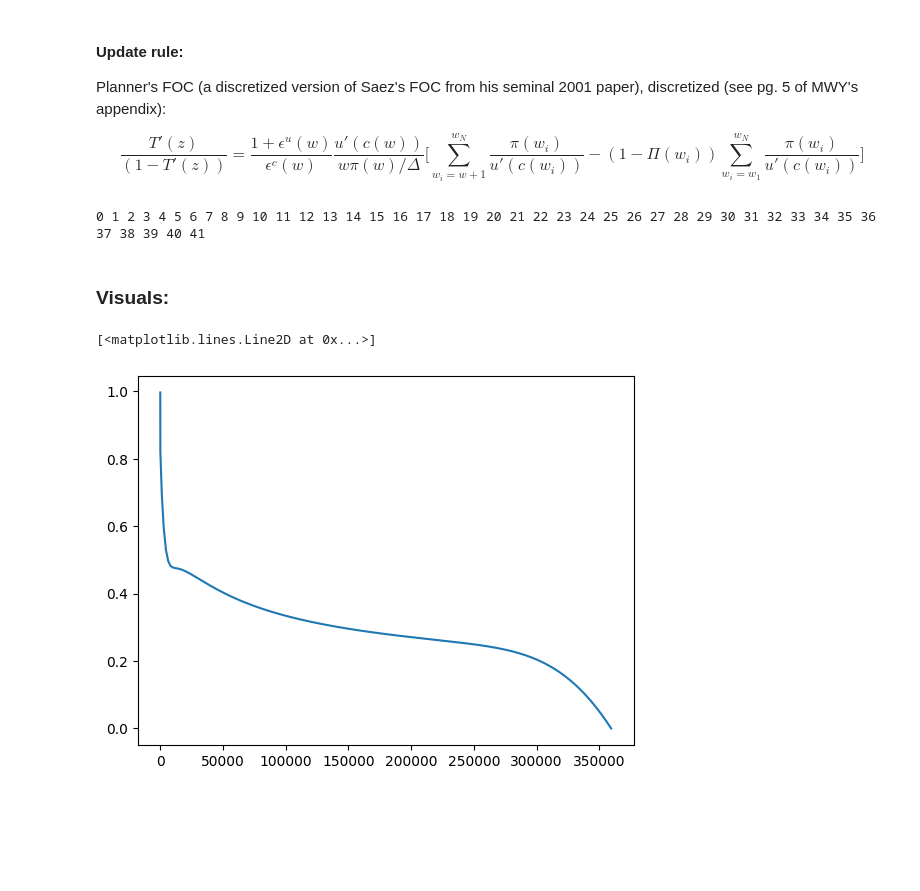
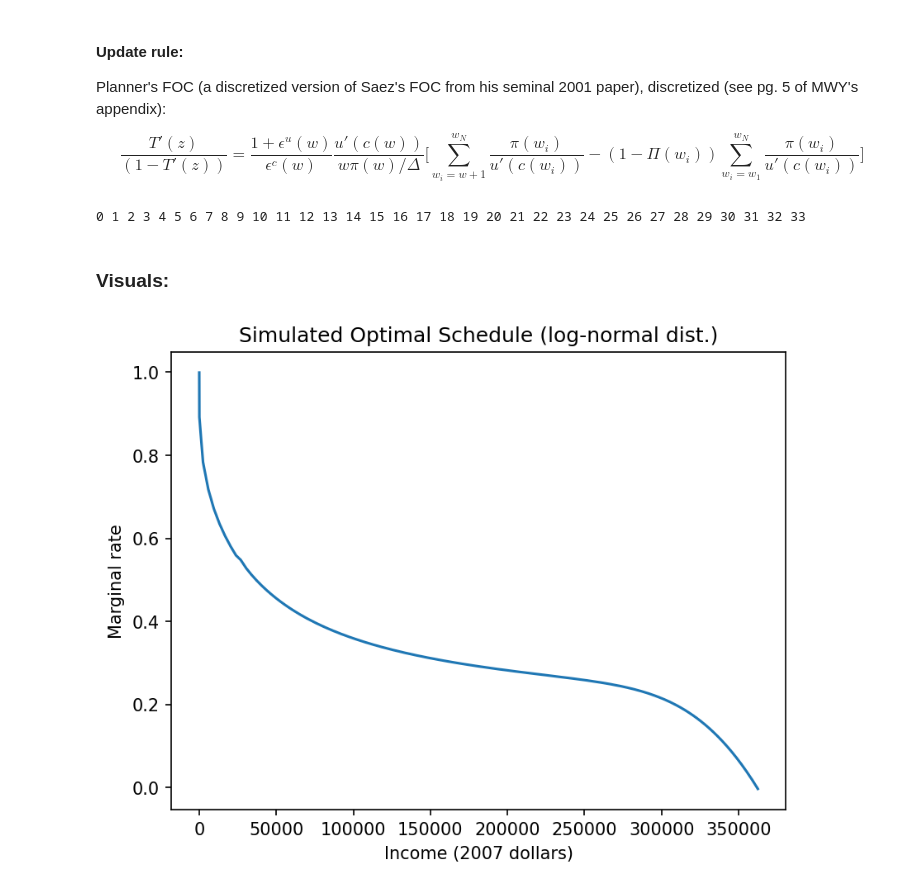
Before and after one commit to bryantx22/Oracle, a Jupyter notebook: simulation.ipynb, the cells around one changed output. Drawn from its saved outputs; the diff is of its cells as text; code cells hidden in the pictures; blank space fills up the shorter version.

Commit message:
updating dist

```diff
--- a/simulation.ipynb
+++ b/simulation.ipynb
@@ -71,9 +72,31 @@ pmf = 1/(np.sum(pmf)) * pmf
+# %%
+# Will load in MWY's distribution to compare the outputs
+# For processing details, see pg. 3 of MWY's appendix to see why the pmf is loaded this way
+
+wages_input = []
+cdf_input = []
+wages = []
+pmf = []
+
+# Open the file in read mode
+with open('input_data_2007_Lognormal.txt', 'r') as file:
+    # Read the entire contents of the file
+    for line in file:
+        tp = line.strip().split("\t")
+        wages_input.append(float(tp[0]))
+        cdf_input.append(float(tp[1]))
+
+for i in range(len(wages_input) - 1):
+    wages.append((wages_input[i] + wages_input[i + 1])/2)
+
+for i in range(len(cdf_input) - 1):
+    pmf.append(cdf_input[i + 1] - cdf_input[i])
 # %% [markdown]
 Note that the actual wage ranges from $0$ to $w_N + \Delta/2$.
 # %%
-cdf = [pmf[0]/2]
+cdf = [pmf[0]]
 for (idx, mass) in enumerate(pmf[1:]):
-    cdf.append((cdf[-1] + pmf[idx - 1]/2 + mass/2))
+    cdf.append((cdf[-1] + mass))
 # %%
 plt.plot(wages, pmf)
 # %% [output]
@@ -123,14 +146,14 @@ class Agent:
         earnings: labor supply * wage
         default_rate: applies to the first iteration of the lowest bracket when we supply an empty tax schedule
 
-        Returns:
+        Outputs:
         (float) tax burden
         '''
 
         total_tax = 0 # cumulative tax burden
         prev_cutoff = 0
 
-        for i in range(self.bracket - 1):
+        for i in range(self.bracket - 1): # due to the fact that the brackets are 1-indexed
 
             cutoff, rate = tax_schedule[i]
 
@@ -150,8 +173,13 @@ class Agent:
     def max_util(self, transfer, tax_schedule):
         '''
         utility maximization assuming walrus's law holds (no extra budget)
+
+        Inputs:
         transfer: from the government.
         tax schedule: see definition aboe
+
+        Outputs:
+        pre-tax earnings
         '''
 
         # negative of the utility function since the routine minimizes instead of optimizes
@@ -211,7 +239,7 @@ while True:
         middle_term = agent.dudc/(wages[index] * pmf[index] / bin)
         right_term = (cum_sum[-1] - cum_sum[index]) - (1 - cdf[index]) * cum_sum[-1]
         rhs = (1 + e_u)/e_c * middle_term * right_term
-        new_rate = rhs / (1 + rhs)
+        new_rate = (rhs / (1 + rhs) + tax_schedule[index][1])/2 # avg of the old and new rate - controlling the step size
         revenue += agent.taxpaid * pmf[index]
 
         # find the new schedule
@@ -234,18 +262,22 @@ while True:
 
     iterations += 1
 # %% [output]
-0 1 2 3 4 5 6 7 8 9 10 11 12 13 14 15 16 17 18 19 20 21 22 23 24 25 26 27 28 29 30 31 32 33 34 35 36 37 38 39 40 41
+0 1 2 3 4 5 6 7 8 9 10 11 12 13 14 15 16 17 18 19 20 21 22 23 24 25 26 27 28 29 30 31 32 33
 # %% [markdown]
 ### Visuals:
 # %%
 changes = []
 rate = []
 
 for point in tax_schedule:
     changes.append(point[0] * scaling)
     rate.append(point[1])
 
+plt.figure(dpi = 150)
 plt.plot(changes, rate)
+plt.title("Simulated Optimal Schedule (log-normal dist.)")
+plt.xlabel("Income (2007 dollars)")
+plt.ylabel("Marginal rate")
+plt.show()
 # %% [output]
-[<matplotlib.lines.Line2D at 0x...>]
-[figure, old version]
+[figure, new version]
```
Also changed, not shown: parts of 9 cells of this notebook, 1 other file.
